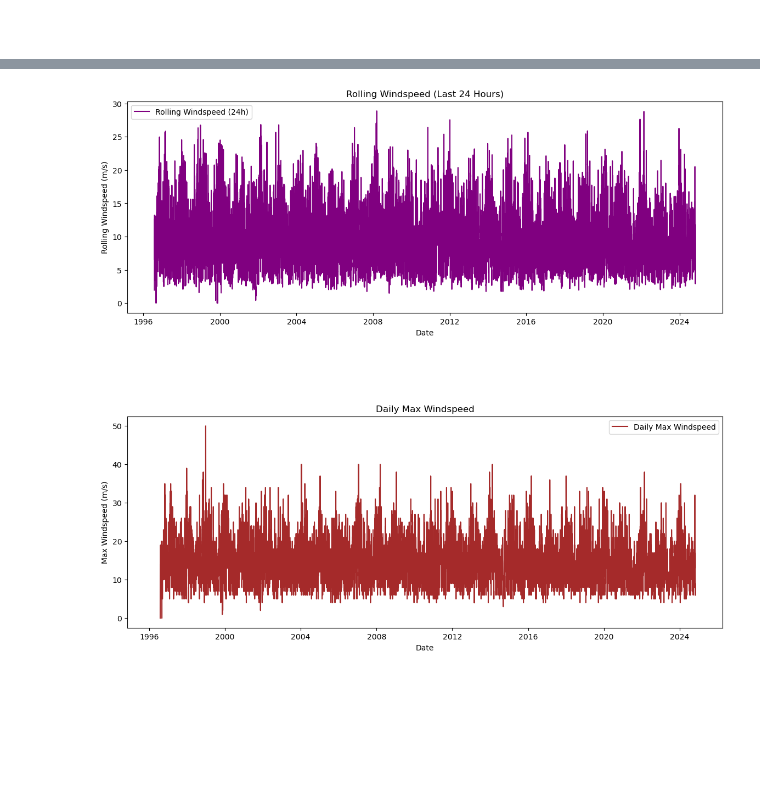
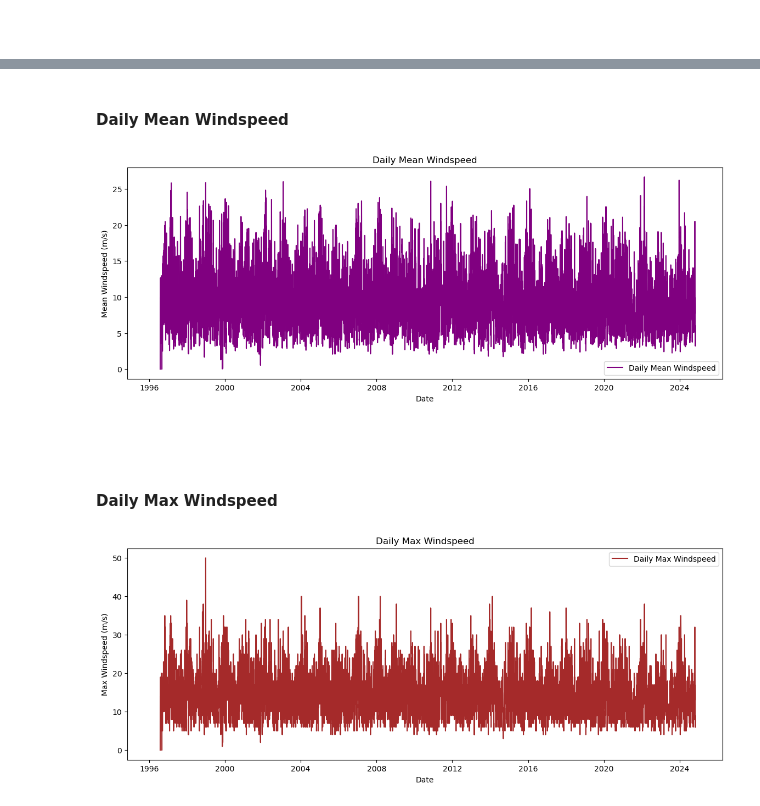
Before and after one commit to Galal-Abdelaziz/PFDA-assignments, a Jupyter notebook: assignment_6_Weather.ipynb, the cells around one changed output, grey strips where cells are left out. Saved outputs shown, nothing was run; the diff lists cells and outputs as text; code cells hidden in the pictures; blank space fills up the shorter version.

```diff
--- a/assignment_6_Weather.ipynb
+++ b/assignment_6_Weather.ipynb
@@ -21,7 +25,7 @@ import matplotlib.dates as mdates
 # %%
 # Read the CSV file, skipping the first 23 rows
 file_path = 'files/hly4935.csv'
-data = pd.read_csv(file_path, skiprows=23)
+data = pd.read_csv(file_path, low_memory=False, skiprows=23)
 
 print(data.head())
 # %% [output]
@@ -126,19 +167,23 @@ plt.show()
+# %% [markdown]
+#### Daily Mean Windspeed
 # %%
-# Calculate windspeed statistics
-data['rolling_wdsp'] = data['wdsp'].rolling(window=24).mean()
+# Calculate daily mean Windspeed
+daily_mean_wdsp = data['wdsp'].resample('D').mean()
 
-# Plot Rolling Windspeed
+# Plot Daily Mean Windspeed
 plt.figure(figsize=(14, 5))
-plt.plot(data.index, data['rolling_wdsp'], label='Rolling Windspeed (24h)', color='purple')
-plt.title('Rolling Windspeed (Last 24 Hours)')
+plt.plot(daily_mean_wdsp.index, daily_mean_wdsp, label='Daily Mean Windspeed', color='purple')
+plt.title('Daily Mean Windspeed')
 plt.xlabel('Date')
-plt.ylabel('Rolling Windspeed (m/s)')
+plt.ylabel('Mean Windspeed (m/s)')
 plt.legend()
 plt.show()
 # %% [output]
-[figure, old version]
+[figure, new version]
 # %% [markdown]
 ###
+# %% [markdown]
+#### Daily Max Windspeed
 # %%
 # Calculate daily max windspeed
 daily_max_wdsp = data['wdsp'].resample('D').max()
```
Also changed, not shown: parts of 12 cells of this notebook, 4 other files.
